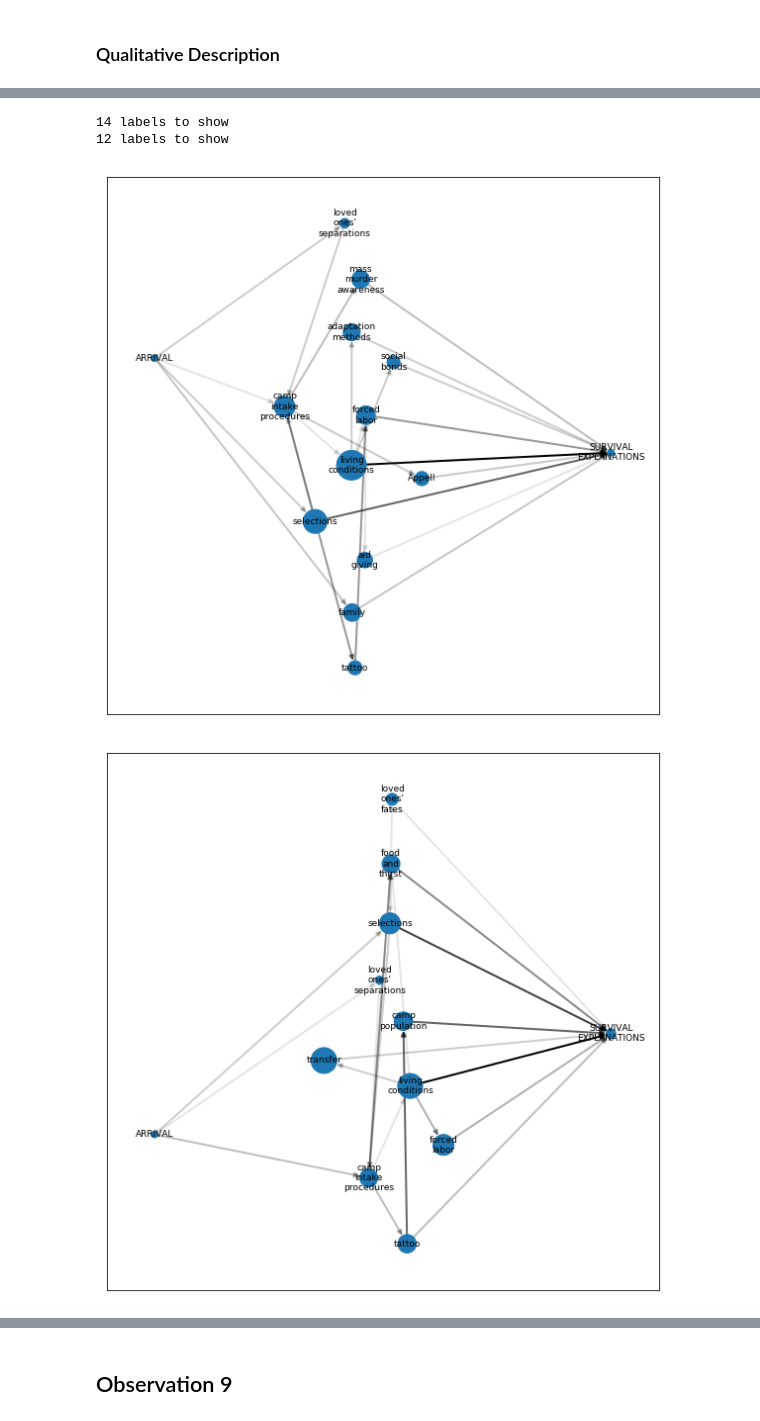
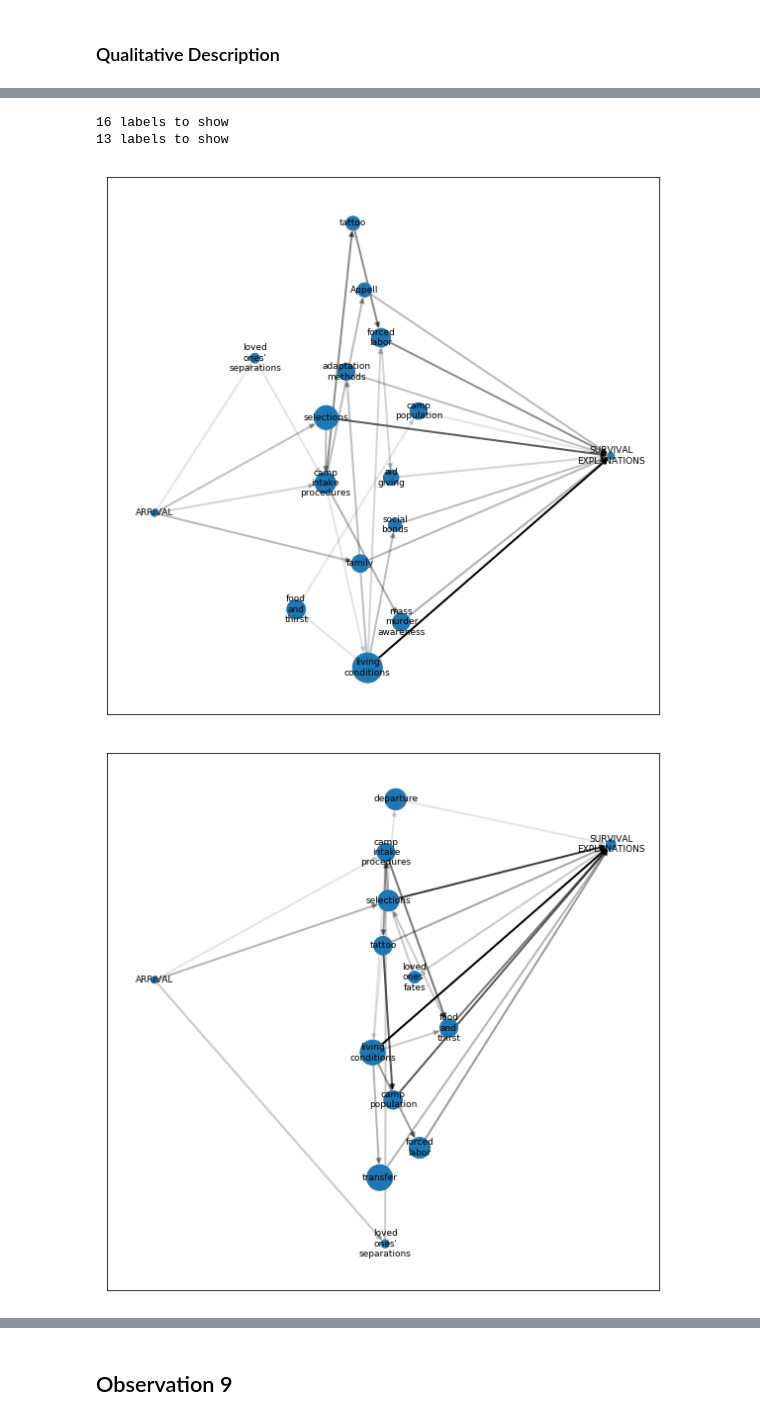
Before and after one commit to toth12/vha_auschwitz_report, a Jupyter notebook: notebooks/7_Narrative_Flow_of_Men_and_Women_2.ipynb, the cells around one changed output, grey strips where cells are left out. Cells and saved outputs as stored; diff of their text form; code cells hidden in the pictures.

```diff
--- a/notebooks/7_Narrative_Flow_of_Men_and_Women_2.ipynb
+++ b/notebooks/7_Narrative_Flow_of_Men_and_Women_2.ipynb
@@ -653,11 +754,11 @@ arrival-Mengele, Josef-camp intake procedures-living conditions-departure-milita
 # %%
-flux = 0.37
+flux = 0.4
 visualize_most_important_paths(data_set_1_w,flux,features_df,story_start,story_end,None)
 visualize_most_important_paths(data_set_1_m,flux,features_df,story_start,story_end,None)
 # %% [output]
-14 labels to show
-12 labels to show
+16 labels to show
+13 labels to show
-[figure, old version]
+[figure, new version]
-[figure, old version]
+[figure, new version]
 # %%
 story_start = 'arrival'
```
Also changed, not shown: parts of 38 cells of this notebook.
